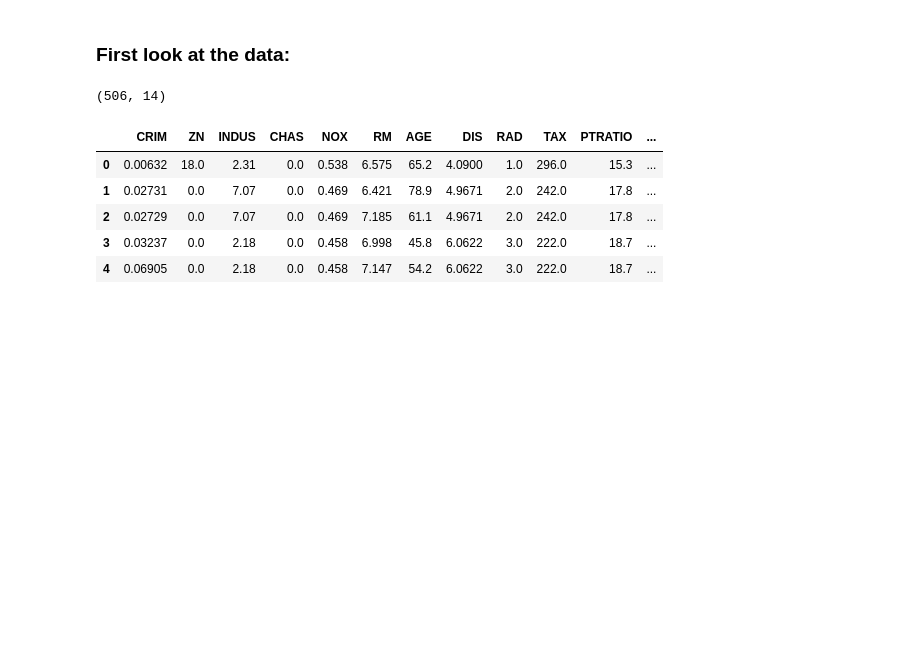
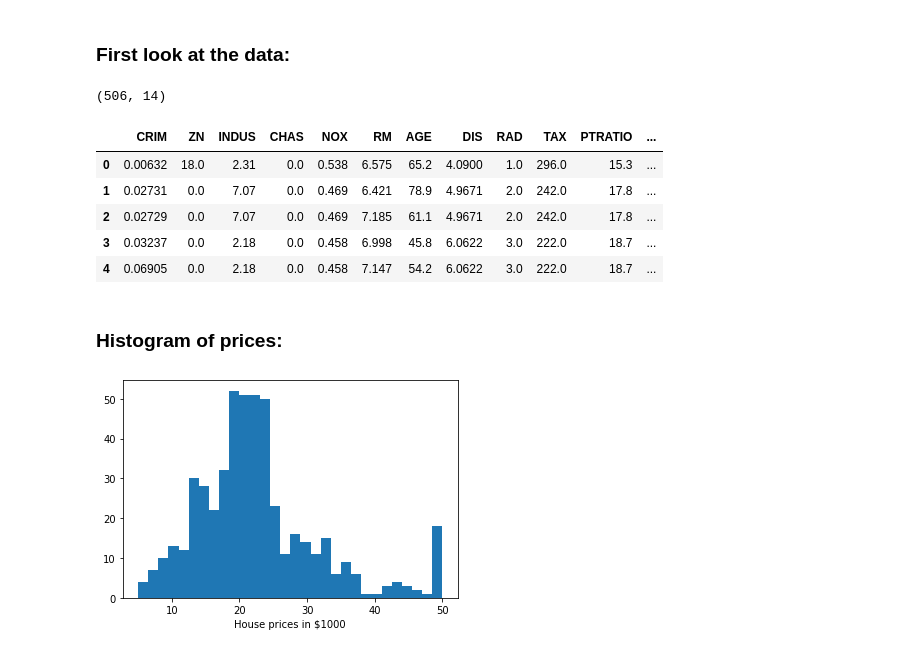
Before and after one commit to jshams/DS-2.1-machine-learning, a Jupyter notebook: assignments/Home_Work_Linear_Regression.ipynb, the cells around one changed output. Saved outputs shown, nothing was run; the diff lists cells and outputs as text; code cells hidden in the pictures; blank space fills up the shorter version.

```diff
--- a/assignments/Home_Work_Linear_Regression.ipynb
+++ b/assignments/Home_Work_Linear_Regression.ipynb
@@ -64,3 +64,11 @@ df.head()
 | 2 | 0.02729 | 0.0 | 7.07 | 0.0 | 0.469 | 7.185 | 61.1 | 4.9671 | 2.0 | 242.0 | 17.8 | ... |
 | 3 | 0.03237 | 0.0 | 2.18 | 0.0 | 0.458 | 6.998 | 45.8 | 6.0622 | 3.0 | 222.0 | 18.7 | ... |
 | 4 | 0.06905 | 0.0 | 2.18 | 0.0 | 0.458 | 7.147 | 54.2 | 6.0622 | 3.0 | 222.0 | 18.7 | ... |
+# %% [markdown]
+### Histogram of prices:
+# %%
+plt.hist(boston.target, bins=30)
+plt.xlabel("House prices in $1000")
+plt.show()
+# %% [output]
+[figure, added]
```
Also changed, not shown: parts of 4 cells of this notebook.
